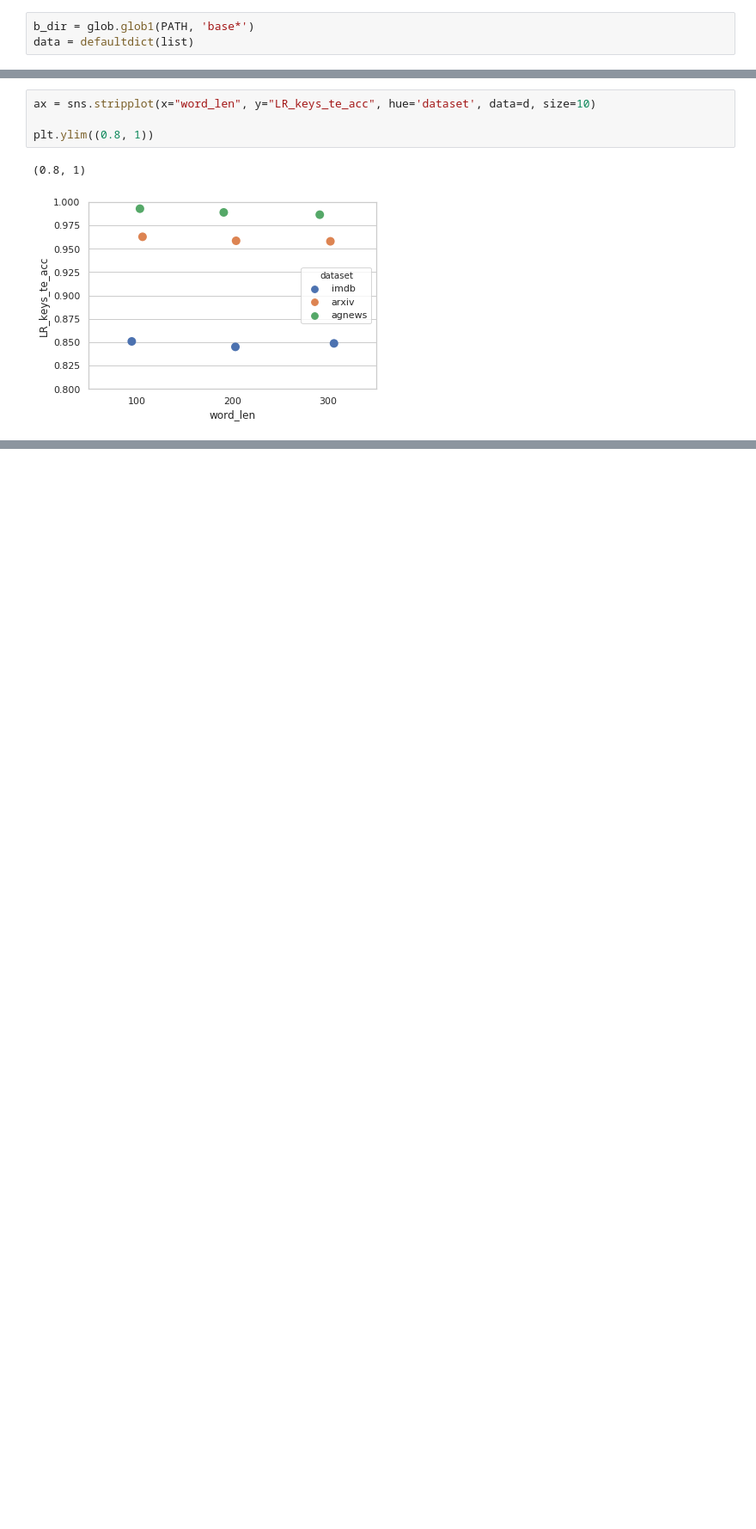
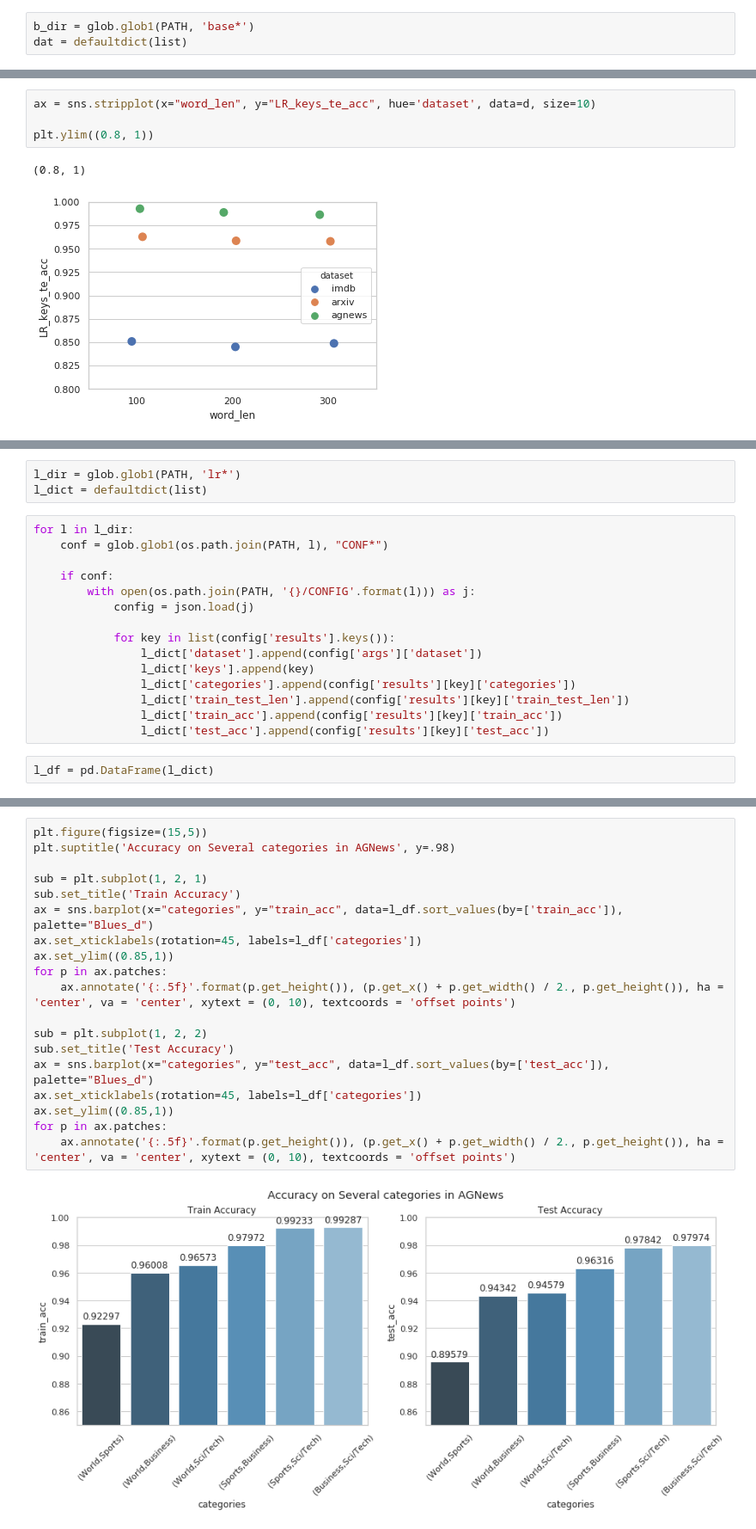
Before and after one commit to IIT-ML/interpretable-text-classification, a Jupyter notebook: show_results.ipynb, the cells around one changed output, grey strips where cells are left out. Shown: that part at 86% size. Cells and saved outputs as stored; diff of their text form; blank space fills up the shorter version.

Commit message:
last push and result

```diff
--- a/show_results.ipynb
+++ b/show_results.ipynb
@@ -154,4 +160,4 @@ plt.subplots_adjust(top=0.85)
 ## Baseline
 # %%
 b_dir = glob.glob1(PATH, 'base*')
-data = defaultdict(list)
+dat = defaultdict(list)
@@ -235,0 +274,20 @@ plt.ylim((0.8, 1))
+# %%
+l_dir = glob.glob1(PATH, 'lr*')
+l_dict = defaultdict(list)
+# %%
+for l in l_dir:
+    conf = glob.glob1(os.path.join(PATH, l), "CONF*")
+
+    if conf:
+        with open(os.path.join(PATH, '{}/CONFIG'.format(l))) as j:
+            config = json.load(j)
+
+            for key in list(config['results'].keys()):
+                l_dict['dataset'].append(config['args']['dataset'])
+                l_dict['keys'].append(key)
+                l_dict['categories'].append(config['results'][key]['categories'])
+                l_dict['train_test_len'].append(config['results'][key]['train_test_len'])
+                l_dict['train_acc'].append(config['results'][key]['train_acc'])
+                l_dict['test_acc'].append(config['results'][key]['test_acc'])
+# %%
+l_df = pd.DataFrame(l_dict)
@@ -235,0 +303,21 @@ plt.ylim((0.8, 1))
+# %%
+plt.figure(figsize=(15,5))
+plt.suptitle('Accuracy on Several categories in AGNews', y=.98)
+
+sub = plt.subplot(1, 2, 1)
+sub.set_title('Train Accuracy')
+ax = sns.barplot(x="categories", y="train_acc", data=l_df.sort_values(by=['train_acc']), palette="Blues_d")
+ax.set_xticklabels(rotation=45, labels=l_df['categories'])
+ax.set_ylim((0.85,1))
+for p in ax.patches:
+    ax.annotate('{:.5f}'.format(p.get_height()), (p.get_x() + p.get_width() / 2., p.get_height()), ha = 'center', va = 'center', xytext = (0, 10), textcoords = 'offset points')
+
+sub = plt.subplot(1, 2, 2)
+sub.set_title('Test Accuracy')
+ax = sns.barplot(x="categories", y="test_acc", data=l_df.sort_values(by=['test_acc']), palette="Blues_d")
+ax.set_xticklabels(rotation=45, labels=l_df['categories'])
+ax.set_ylim((0.85,1))
+for p in ax.patches:
+    ax.annotate('{:.5f}'.format(p.get_height()), (p.get_x() + p.get_width() / 2., p.get_height()), ha = 'center', va = 'center', xytext = (0, 10), textcoords = 'offset points')
+# %% [output]
+[figure, added]
```
Also changed, not shown: parts of 11 cells of this notebook, 5 other files.
